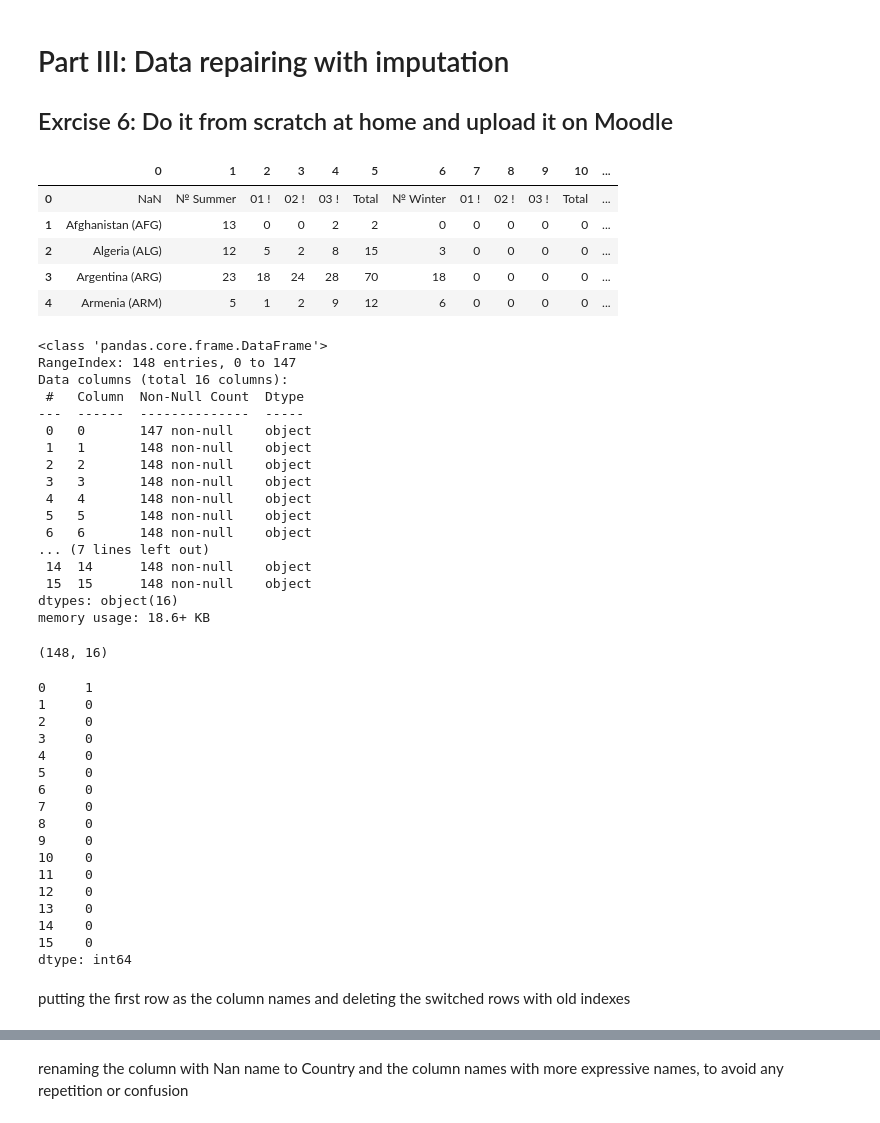
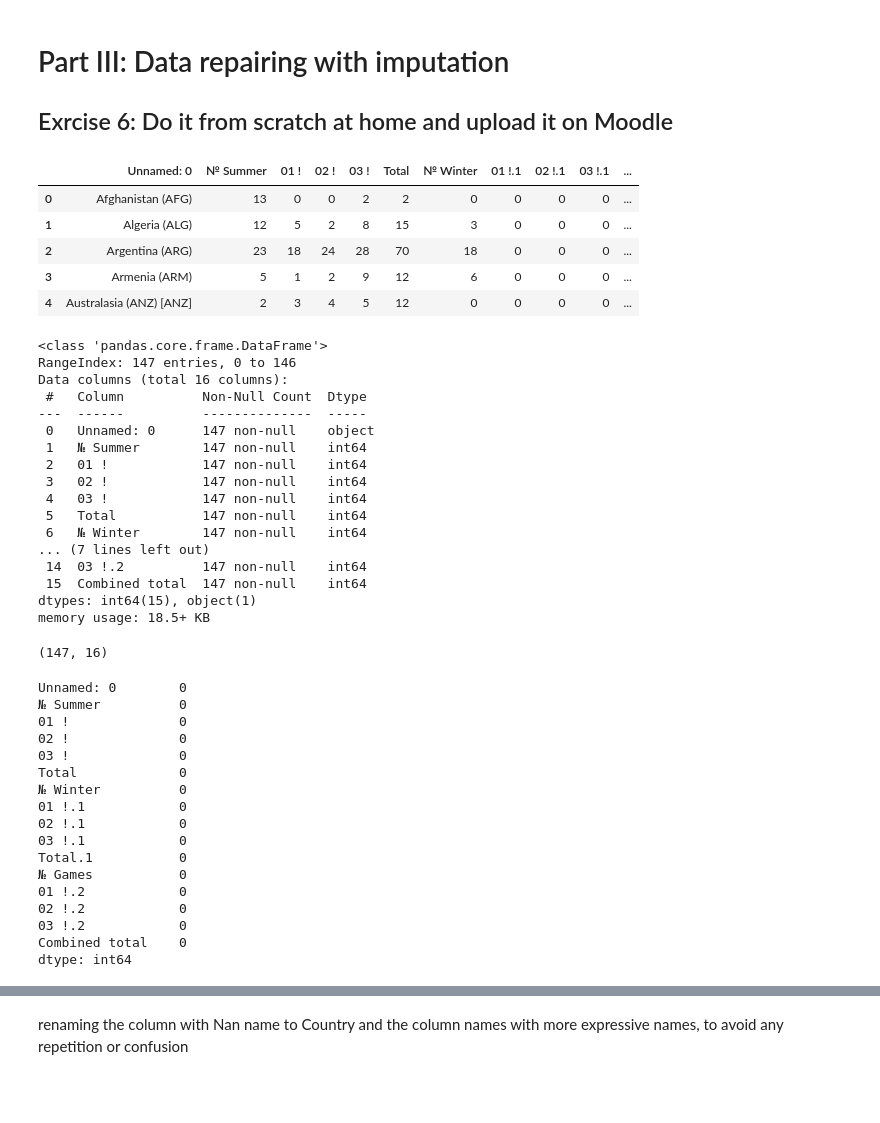
Before and after one commit to Poliaboy/MachineLearningS7, a Jupyter notebook: Alex_Szpakiewicz_TP02.ipynb, the cells around one changed output, grey strips where cells are left out. Drawn from its saved outputs; the diff is of its cells as text; code cells hidden in the pictures; blank space fills up the shorter version.

```diff
--- a/Alex_Szpakiewicz_TP02.ipynb
+++ b/Alex_Szpakiewicz_TP02.ipynb
@@ -352,58 +352,56 @@ pearson_Data.head(50)
 <h1>Part III: Data repairing with imputation</h1>
 <h2>Exrcise 6: Do it from scratch at home and upload it on Moodle</h2>
 # %%
-data = pd.read_csv('Pw2 Datasets/olympic.csv')
+data = pd.read_csv('Pw2 Datasets/olympic.csv', header=1)
 data.head()
 # %% [output]
-|  | 0 | 1 | 2 | 3 | 4 | 5 | 6 | 7 | 8 | 9 | 10 | ... |
-| 0 | NaN | № Summer | 01 ! | 02 ! | 03 ! | Total | № Winter | 01 ! | 02 ! | 03 ! | Total | ... |
-| 1 | Afghanistan (AFG) | 13 | 0 | 0 | 2 | 2 | 0 | 0 | 0 | 0 | 0 | ... |
-| 2 | Algeria (ALG) | 12 | 5 | 2 | 8 | 15 | 3 | 0 | 0 | 0 | 0 | ... |
-| 3 | Argentina (ARG) | 23 | 18 | 24 | 28 | 70 | 18 | 0 | 0 | 0 | 0 | ... |
-| 4 | Armenia (ARM) | 5 | 1 | 2 | 9 | 12 | 6 | 0 | 0 | 0 | 0 | ... |
+|  | Unnamed: 0 | № Summer | 01 ! | 02 ! | 03 ! | Total | № Winter | 01 !.1 | 02 !.1 | 03 !.1 | ... |
+| 0 | Afghanistan (AFG) | 13 | 0 | 0 | 2 | 2 | 0 | 0 | 0 | 0 | ... |
+| 1 | Algeria (ALG) | 12 | 5 | 2 | 8 | 15 | 3 | 0 | 0 | 0 | ... |
+| 2 | Argentina (ARG) | 23 | 18 | 24 | 28 | 70 | 18 | 0 | 0 | 0 | ... |
+| 3 | Armenia (ARM) | 5 | 1 | 2 | 9 | 12 | 6 | 0 | 0 | 0 | ... |
+| 4 | Australasia (ANZ) [ANZ] | 2 | 3 | 4 | 5 | 12 | 0 | 0 | 0 | 0 | ... |
 # %%
 data.info()
 # %% [output]
 <class 'pandas.core.frame.DataFrame'>
-RangeIndex: 148 entries, 0 to 147
+RangeIndex: 147 entries, 0 to 146
 Data columns (total 16 columns):
- #   Column  Non-Null Count  Dtype
----  ------  --------------  -----
- 0   0       147 non-null    object
- 1   1       148 non-null    object
- 2   2       148 non-null    object
- 3   3       148 non-null    object
- 4   4       148 non-null    object
- 5   5       148 non-null    object
- 6   6       148 non-null    object
+ #   Column          Non-Null Count  Dtype
+---  ------          --------------  -----
+ 0   Unnamed: 0      147 non-null    object
+ 1   № Summer        147 non-null    int64
+ 2   01 !            147 non-null    int64
+ 3   02 !            147 non-null    int64
+ 4   03 !            147 non-null    int64
+ 5   Total           147 non-null    int64
+ 6   № Winter        147 non-null    int64
 ... (7 lines left out)
- 14  14      148 non-null    object
- 15  15      148 non-null    object
-dtypes: object(16)
-memory usage: 18.6+ KB
+ 14  03 !.2          147 non-null    int64
+ 15  Combined total  147 non-null    int64
+dtypes: int64(15), object(1)
+memory usage: 18.5+ KB
 # %%
 data.shape
 # %% [output]
-(148, 16)
+(147, 16)
 # %%
 data.isnull().sum()
 # %% [output]
-0     1
-1     0
-2     0
-3     0
-4     0
-5     0
-6     0
-7     0
-8     0
-9     0
-10    0
-11    0
-12    0
-13    0
-14    0
-15    0
+Unnamed: 0        0
+№ Summer          0
+01 !              0
+02 !              0
+03 !              0
+Total             0
+№ Winter          0
+01 !.1            0
+02 !.1            0
+03 !.1            0
+Total.1           0
+№ Games           0
+01 !.2            0
+02 !.2            0
+03 !.2            0
+Combined total    0
 dtype: int64
-# %% [markdown]
-putting the first row as the column names and deleting the switched rows with old indexes
```
Also changed, not shown: parts of 19 cells of this notebook, 1 other file.
